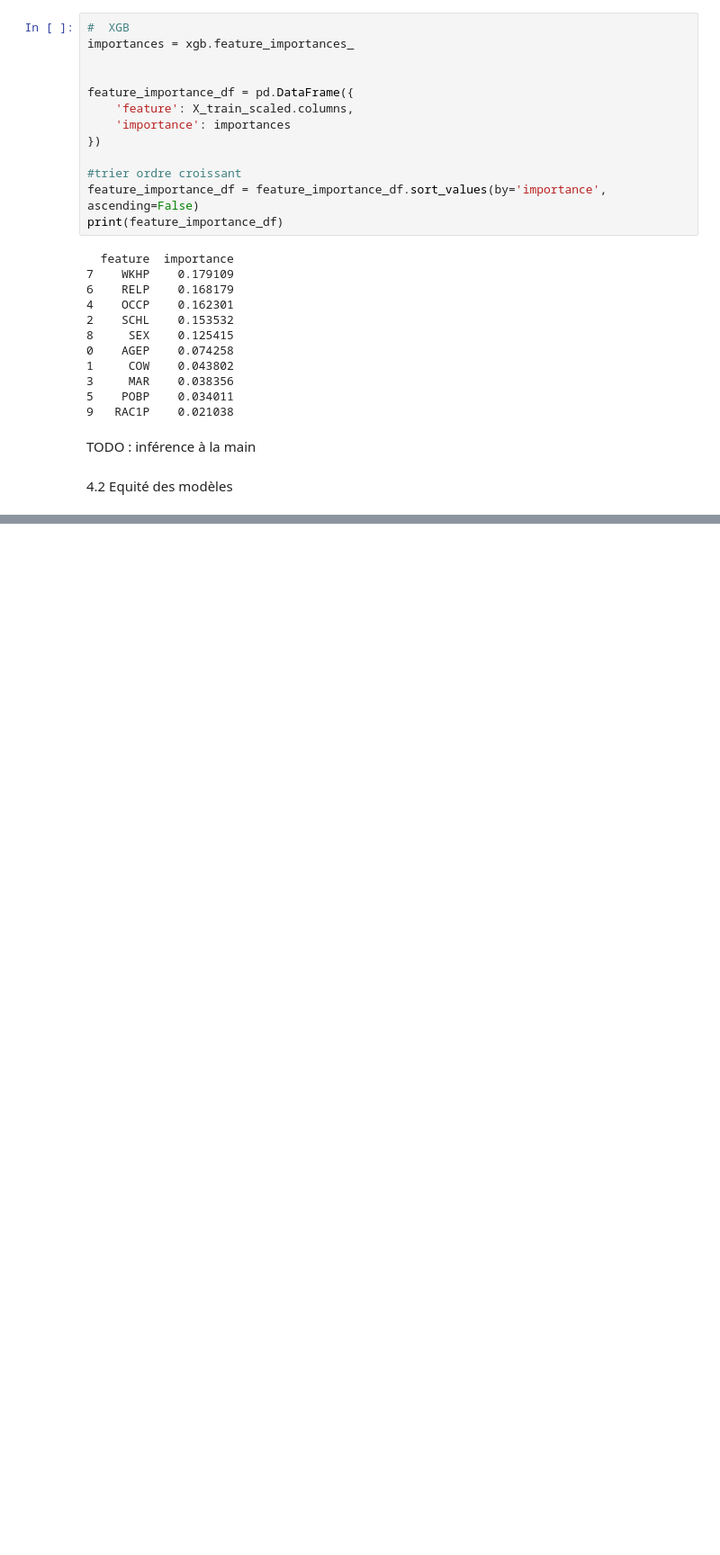
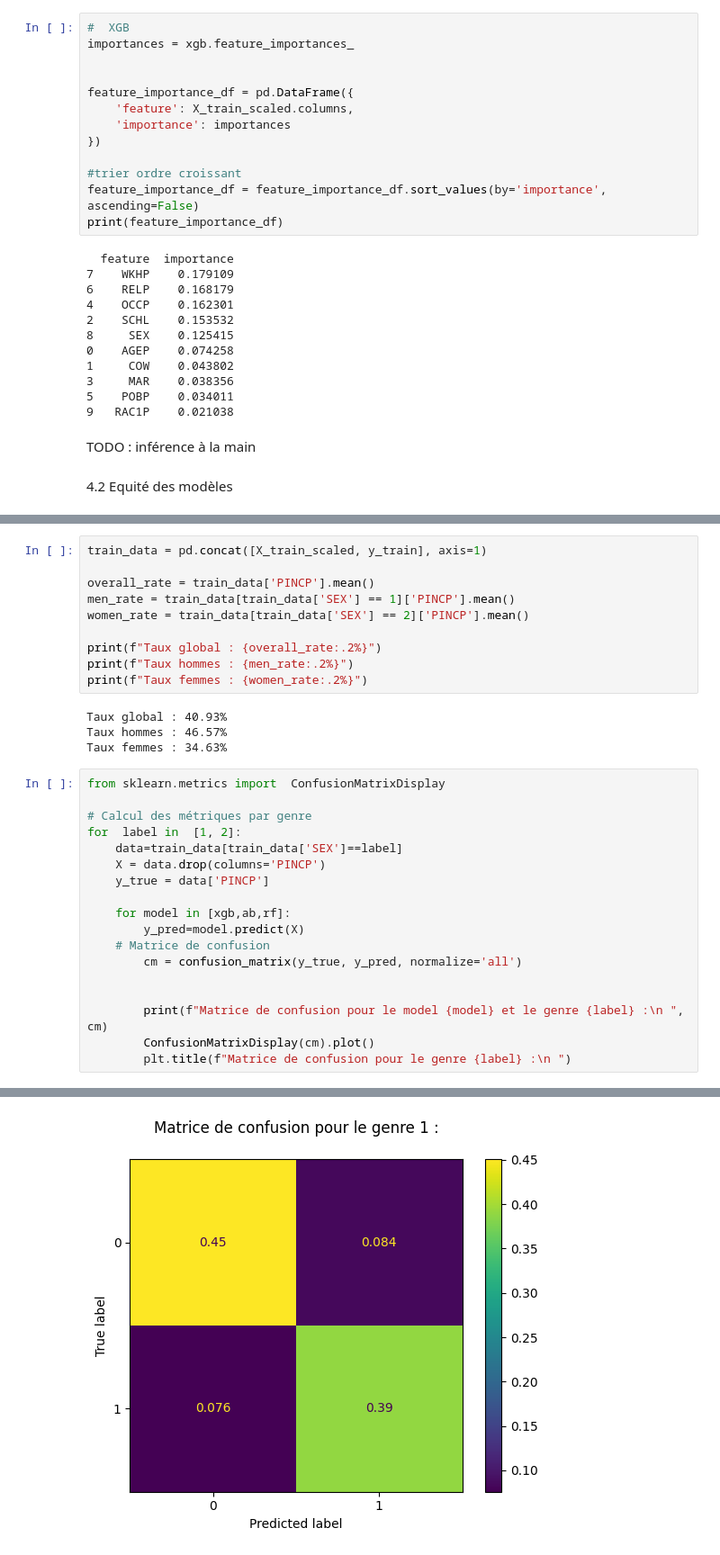
Before and after one commit to Saxhaa/supervised, a Jupyter notebook: data_analysis.ipynb, the cells around one changed output, grey strips where cells are left out. Shown at 90% size. Drawn from its saved outputs; the diff is of its cells as text; blank space fills up the shorter version.

```diff
--- a/data_analysis.ipynb
+++ b/data_analysis.ipynb
@@ -790,0 +803,33 @@ TODO : inférence à la main
+# %%
+train_data = pd.concat([X_train_scaled, y_train], axis=1)
+
+overall_rate = train_data['PINCP'].mean()
+men_rate = train_data[train_data['SEX'] == 1]['PINCP'].mean()
+women_rate = train_data[train_data['SEX'] == 2]['PINCP'].mean()
+
+print(f"Taux global : {overall_rate:.2%}")
+print(f"Taux hommes : {men_rate:.2%}")
+print(f"Taux femmes : {women_rate:.2%}")
+# %% [output]
+Taux global : 40.93%
+Taux hommes : 46.57%
+Taux femmes : 34.63%
+# %%
+from sklearn.metrics import  ConfusionMatrixDisplay
+
+# Calcul des métriques par genre
+for  label in  [1, 2]:
+    data=train_data[train_data['SEX']==label]
+    X = data.drop(columns='PINCP')
+    y_true = data['PINCP']
+
+    for model in [xgb,ab,rf]:
+        y_pred=model.predict(X)
+    # Matrice de confusion
+        cm = confusion_matrix(y_true, y_pred, normalize='all')
+
+
+        print(f"Matrice de confusion pour le model {model} et le genre {label} :\n ", cm)
+        ConfusionMatrixDisplay(cm).plot()
+        plt.title(f"Matrice de confusion pour le genre {label} :\n ")
+# %% [output]
@@ -790,0 +853 @@ TODO : inférence à la main
+[figure, added]
```
Also changed, not shown: parts of 10 cells of this notebook, 1 other file.
